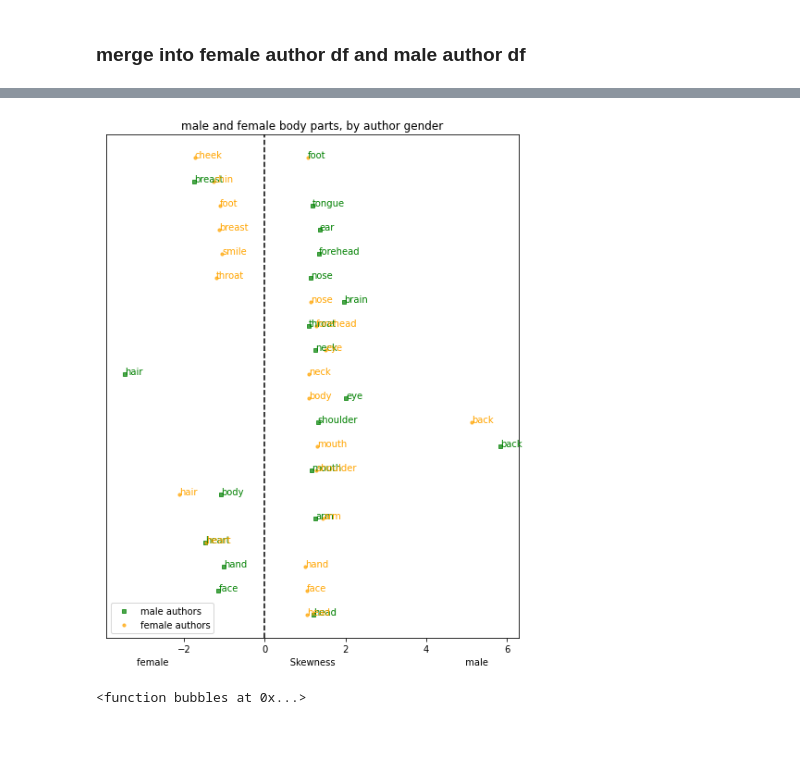
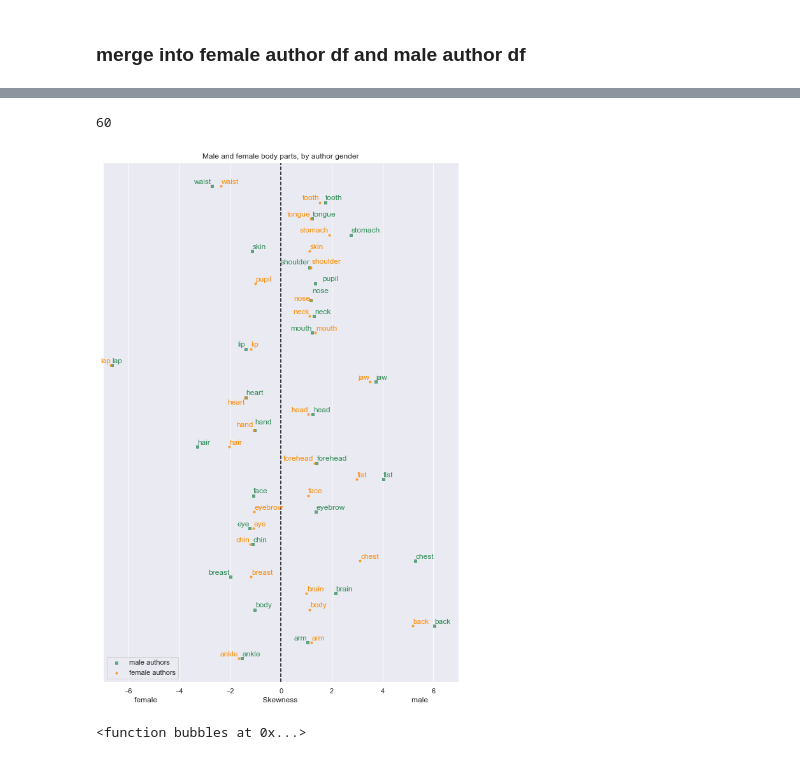
Before and after one commit to thearol/data-science-x-am, a Jupyter notebook: src/talking_bodies1.ipynb, the cells around one changed output, grey strips where cells are left out. Cells and saved outputs as stored; diff of their text form; code cells hidden in the pictures.

Commit message:
plots

```diff
--- a/src/talking_bodies1.ipynb
+++ b/src/talking_bodies1.ipynb
@@ -67,0 +169,2 @@ len(top20_f_authors)
+# %%
+interesting_bodyparts = ['eye', 'hand', 'face', 'arm', 'mouth', 'breast', 'heart', 'shoulder', 'lip', 'body', 'hair', 'neck', 'head', 'back', 'brain', 'nose', 'tooth', 'fist', 'tongue', 'chin', 'chest', 'forehead', 'skin', 'lap', 'waist', 'jaw', 'stomach', 'pupil', 'eyebrow', 'ankle']
@@ -160,5 +335,7 @@ female_authors.tail()
 # %%
 male_authors = pd.merge(male_owners_male_authors_counts, female_owners_male_authors_counts, on=['bodypart'])
-male_authors = male_authors.drop(['counts_male_owners_male_authors', 'counts_female_owners_male_authors'], axis=1)
-male_authors.tail()
+
+#male_authors = male_authors.drop(['counts_male_owners_male_authors', 'counts_female_owners_male_authors'], axis=1)
+
+male_authors.head()
 # %% [output]
@@ -170,0 +372,9 @@ male_authors.tail()
+# %%
+#sort alphabetically
+
+male_authors= male_authors.sort_values(by = "bodypart", axis=0, ascending=True)
+male_authors
+
+#FEMALE AUTHORS
+female_authors= female_authors.sort_values(by = "bodypart", axis=0, ascending=True)
+female_authors
@@ -174,7 +402,7 @@ male_authors['skewness_male_authors'] = np.where(male_authors['std_male_owners_m
 male_authors['n'] = range(len(male_authors))
 male_authors['skew_direction'] = np.where(male_authors['skewness_male_authors'] > 0, "male_skew", "female_skew")
 
-male_authors['abs_skew_male_authors'] = abs(male_authors['skewness_male_authors'])
+#male_authors['abs_skew_male_authors'] = abs(male_authors['skewness_male_authors'])
 
 male_authors.tail()
 # %% [output]
@@ -230,28 +454,38 @@ plt.show()
+# %%
+x = list(male_authors['skewness_male_authors'])+list(female_authors['skewness_female_authors'])
+len(x)
+# %% [output]
+60
 # %%
 
+x = list(male_authors['skewness_male_authors'])+list(female_authors['skewness_female_authors'])
+y = list(range(0,30))+list(range(0,30))
+fig = plt.figure()
+ax1 = fig.add_subplot(111)
+#fig, ax = plt.subplots()
+
+ax1.scatter(x[:30], y[:30], s=10, c='seagreen', marker="s", label='male authors', alpha = 0.7)
+ax1.scatter(x[30:],y[30:], s=10, c='darkorange', marker="o", label='female authors', alpha = 0.7)
 
 
-x = list(male_authors['skewness_male_authors'])+list(female_authors['skewness_female_authors'])
-y = list(range(0,20))+list(range(0,20))
-fig = plt.figure()
-ax1 = fig.add_subplot(111)
+texts = []
 
-ax1.scatter(x[:19], y[:19], s=10, c='green', marker="s", label='male authors', alpha = 0.7)
-ax1.scatter(x[19:],y[19:], s=10, c='orange', marker="o", label='female authors', alpha = 0.7)
 for i, txt in enumerate(male_authors.bodypart):
-    ax1.annotate(txt, (male_authors.skewness_male_authors.iat[i],male_authors.n.iat[i]), color = "green")
+    texts.append(ax1.annotate(txt, (male_authors.skewness_male_authors.iat[i],male_authors.n.iat[i]), color = "seagreen"))
 for i, txt in enumerate(female_authors.bodypart):
-    ax1.annotate(txt, (female_authors.skewness_female_authors.iat[i],female_authors.n.iat[i]), color = "orange")
+    texts.append(ax1.annotate(txt, (female_authors.skewness_female_authors.iat[i],female_authors.n.iat[i]), color = "darkorange"))
+
+adjust_text(texts)
+
 
 plt.axvline(0, ls = "--", color="black")
 plt.legend(loc='lower left');
-plt.title('male and female body parts, by author gender')
-plt.xlabel('female                                          Skewness                                             male')
+plt.title('Male and female body parts, by author gender')
+plt.xlabel('female                                                 Skewness                                                     male')
 ax1.yaxis.set_visible(False)
-#plt.show()
-#plt.figure(figsize=(5, 3))
-fig.set_figheight(10)
-fig.set_figwidth(8)
-plt.savefig('books_read.png')
+plt.xlim(-7,7)
+fig.set_figheight(15)
+fig.set_figwidth(10)
+plt.savefig('skewness.png')
 # %% [output]
-[figure, old version]
+[figure, new version]
```
Also changed, not shown: parts of 48 cells of this notebook.
